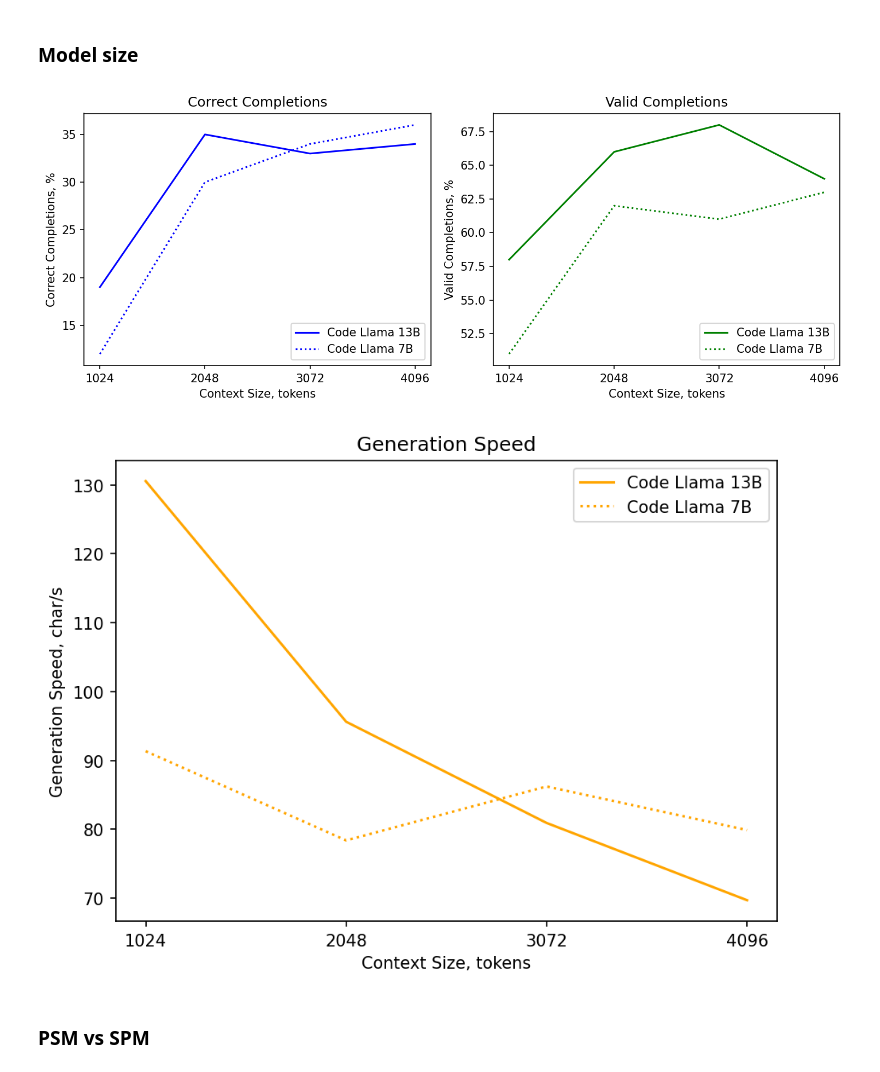
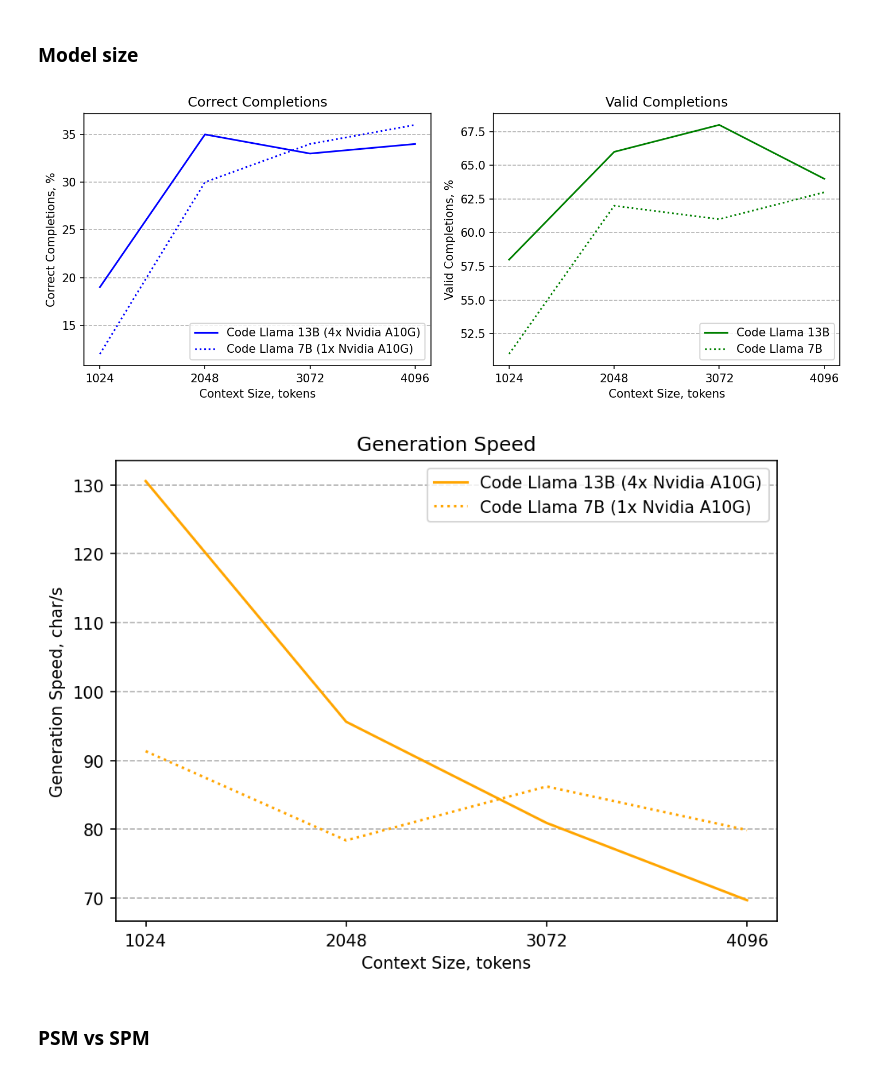
Before and after one commit to BohdanPetryshyn/openapi-completion-benchmark, a Jupyter notebook: visualization.ipynb, the cells around one changed output. Saved outputs shown, nothing was run; the diff lists cells and outputs as text; code cells hidden in the pictures.

```diff
--- a/visualization.ipynb
+++ b/visualization.ipynb
@@ -181,8 +196,8 @@ generation_speeds_7b = [1000/x for x in [10.95, 12.76, 11.6, 12.52]]
 # Create a figure with two subplots
 fig, (ax1, ax2) = plt.subplots(1, 2, figsize=(10, 4), dpi=150)
 
-ax1.plot(context_sizes, correct_completions, color="blue", label="Code Llama 13B")
-ax1.plot(context_sizes, correct_completions_7b, color="blue", linestyle="dotted", label="Code Llama 7B")
+ax1.plot(context_sizes, correct_completions, color="blue", label="Code Llama 13B (4x Nvidia A10G)")
+ax1.plot(context_sizes, correct_completions_7b, color="blue", linestyle="dotted", label="Code Llama 7B (1x Nvidia A10G)")
 ax1.set_xlabel("Context Size, tokens")
 ax1.set_ylabel("Correct Completions, %")
 ax1.set_title("Correct Completions")
@@ -208,32 +223,39 @@ ax2.set_xticklabels(context_sizes)
 # Adjust the layout
 plt.tight_layout()
 
+ax1.grid(linestyle="--", axis="y")
+ax2.grid(linestyle="--", axis="y")
+
 # Show the plot
+plt.savefig("runtime/visualization/model-size.pdf")
 plt.show()
 # %% [output]
-[figure, old version]
+[figure, new version]
 # %%
 
 fig, ax3 = plt.subplots(dpi=150)
 
-ax3.plot(context_sizes, generation_speeds, color="orange", label="Code Llama 13B")
-ax3.plot(context_sizes, generation_speeds_7b, color="orange", linestyle="dotted", label="Code Llama 7B")
+ax3.plot(context_sizes, generation_speeds, color="orange", label="Code Llama 13B (4x Nvidia A10G)")
+ax3.plot(context_sizes, generation_speeds_7b, color="orange", linestyle="dotted", label="Code Llama 7B (1x Nvidia A10G)")
 ax3.set_xlabel("Context Size, tokens")
 ax3.set_ylabel("Generation Speed, char/s")
 ax3.set_title("Generation Speed")
 ax3.legend()
 
 # Set the x-ticks and labels
 ax3.set_xticks(context_sizes)
 ax3.set_xticklabels(context_sizes)
 
 # Adjust the layout
 plt.tight_layout()
 
+ax3.grid(linestyle="--", axis="y")
+
 # Show the plot
+plt.savefig("runtime/visualization/model-size-speed.pdf")
 plt.show()
 # %% [output]
-[figure, old version]
+[figure, new version]
 # %% [markdown]
 ### PSM vs SPM
 # %%
```
Also changed, not shown: parts of 18 cells of this notebook, 2 other files.
